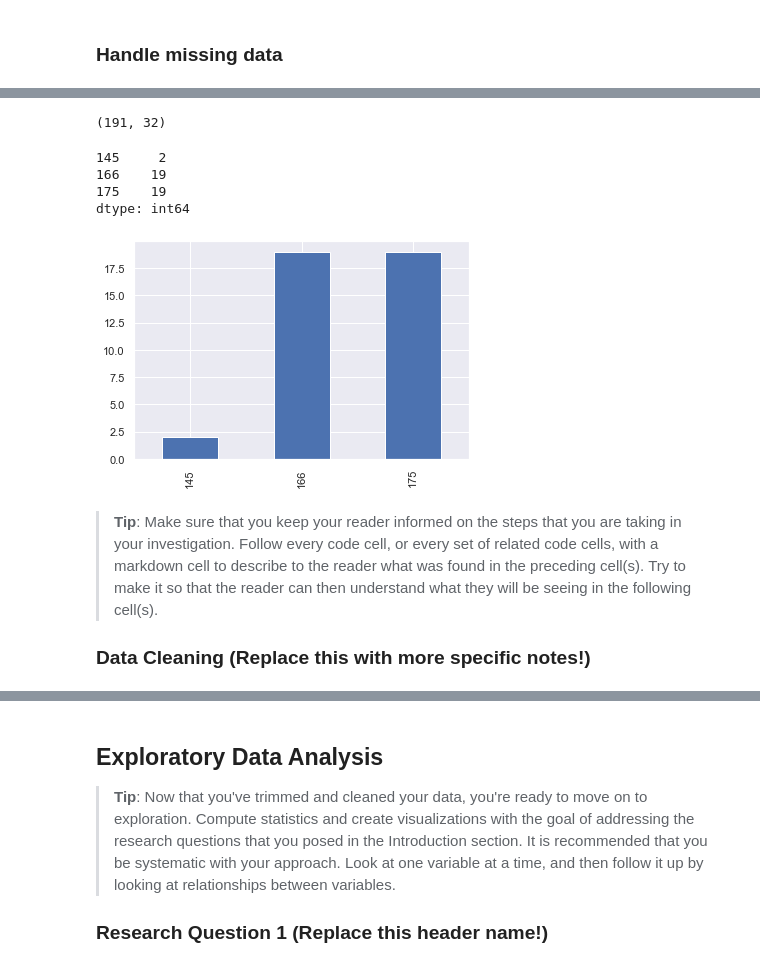
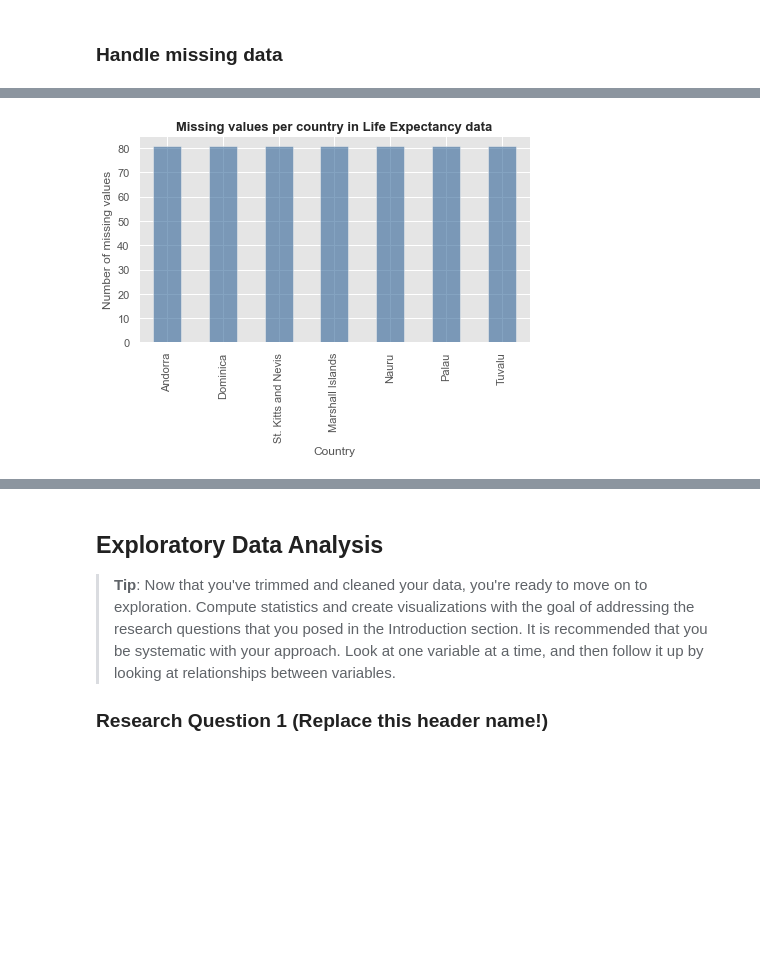
Before and after one commit to tabby42/gapminder_project, a Jupyter notebook: investigate_gapminderdata.ipynb, the cells around one changed output, grey strips where cells are left out. Cells and saved outputs as stored; diff of their text form; code cells hidden in the pictures; blank space fills up the shorter version.

```diff
--- a/investigate_gapminderdata.ipynb
+++ b/investigate_gapminderdata.ipynb
@@ -369,19 +264,9 @@ Length: 152, dtype: int64
-# %%
-life_exp_missing = life_exp.iloc[:, 1:].apply(lambda x: x.isna().sum() if np.any(x.isna()) else 0, axis=1)
-inds = np.where(forest_missing != 0)
-inds = pd.Series(*inds)
-
-forest_missing.iloc[inds].plot(kind='bar')
-print(forest_area.shape)
-display(forest_missing.iloc[inds])
-# %% [output]
-(191, 32)
-145     2
-166    19
-175    19
-dtype: int64
-[figure, removed]
-# %% [markdown]
-> **Tip**: Make sure that you keep your reader informed on the steps that you are taking in your investigation. Follow every code cell, or every set of related code cells, with a markdown cell to describe to the reader what was found in the preceding cell(s). Try to make it so that the reader can then understand what they will be seeing in the following cell(s).
-
-### Data Cleaning (Replace this with more specific notes!)
+# %%
+#set chart size
+plt.figure(figsize=(7, 3.8))
+
+#create bar chart
+x_val, x_lab = get_missing(life_exp)
+plot_missing(co2, x_val, x_lab, 'Life Expectancy')
+# %% [output]
+[figure, added]
```
Also changed, not shown: parts of 45 cells of this notebook.
